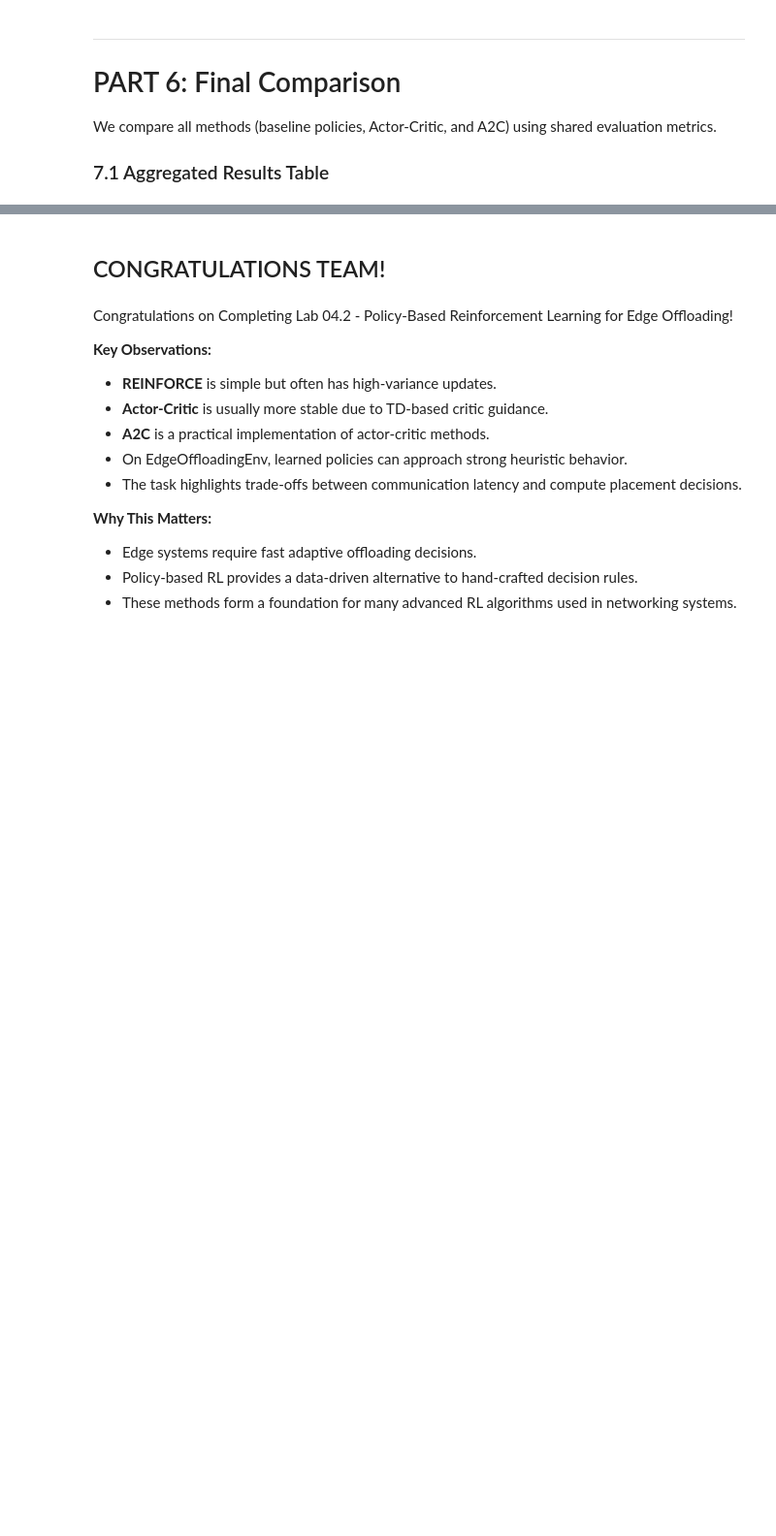
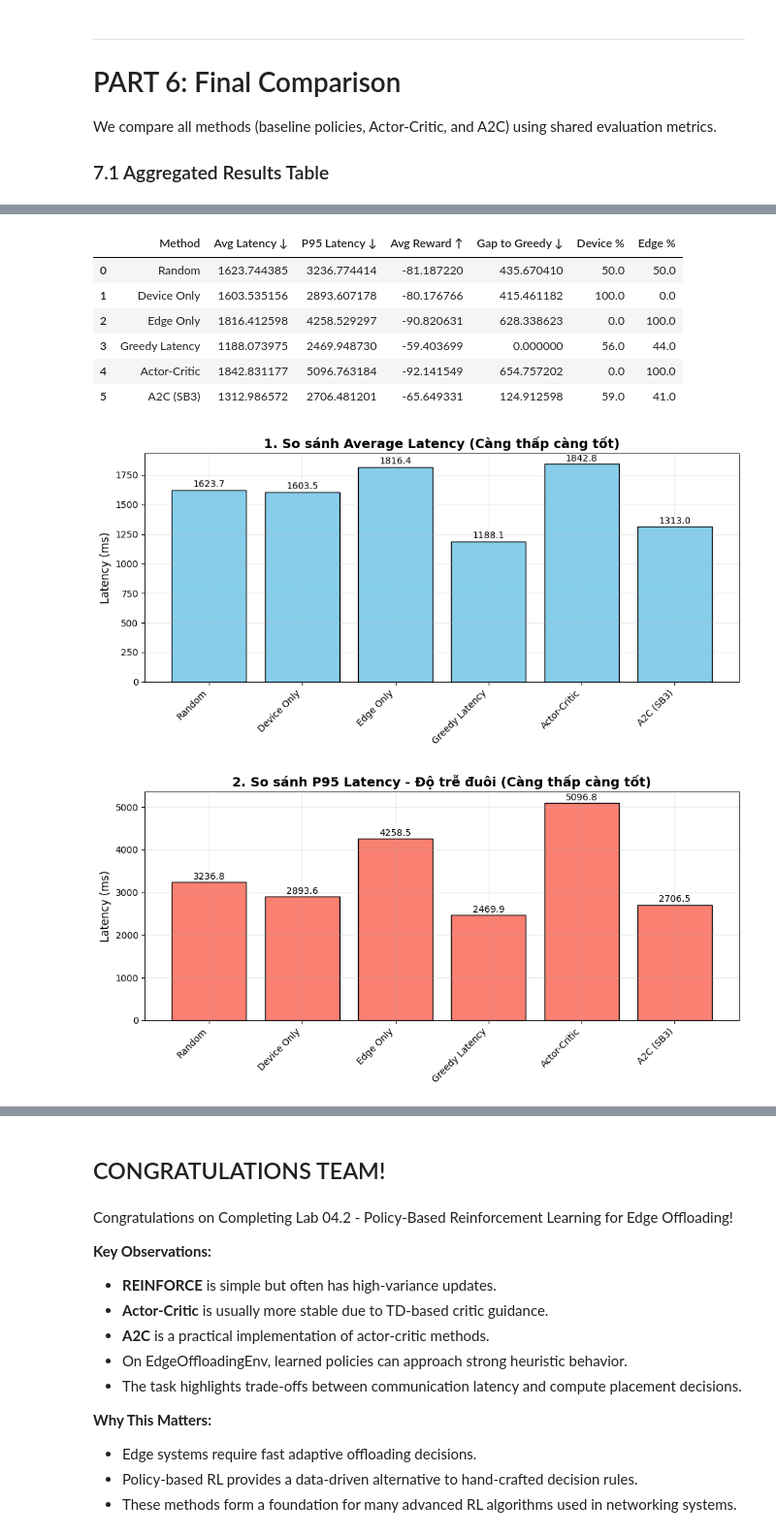
Before and after one commit to HelenNelson139/NT549Q21_RL_lab, a Jupyter notebook: LAB004/Lab4.2-st.ipynb, the cells around one changed output, grey strips where cells are left out. Shown at 97% size. Cells and saved outputs as stored; diff of their text form; code cells hidden in the pictures; blank space fills up the shorter version.

```diff
--- a/LAB004/Lab4.2-st.ipynb
+++ b/LAB004/Lab4.2-st.ipynb
@@ -560,10 +560,10 @@ a2c_model = A2C(
     n_steps=20,
     learning_rate=0.0005,
     verbose=0,
-    seed=SEED
+    seed=SEED,
+    device='cpu'
 )
 
-# Huấn luyện mô hình trong 25,000 bước (tương đương khoảng 500 episodes)
 a2c_model.learn(total_timesteps=100000)
 
 print("Huấn luyện xong! Đang đánh giá chính sách của SB3...")
@@ -607,28 +607,75 @@ We compare all methods (baseline policies, Actor-Critic, and A2C) using shared e
 
 ### 7.1 Aggregated Results Table
 # %%
-# ============================================================================
-# Build comprehensive comparison table
-# ============================================================================
+import pandas as pd
 
 comparison_rows = []
 
 def add_result(method_name, result):
-    """Add a result row to the comparison table.
+    """Add a result row to the comparison table."""
+    # Tự động chọn đúng tên key mà bạn đã khai báo ở Part 3
+    greedy_key = 'Greedy Latency' if 'Greedy Latency' in baseline_results else 'Greedy latency'
 
-    Args:
-        method_name: Name of the method
-        result: Evaluation result dictionary
-    """
     comparison_rows.append({
         'Method': method_name,
         'Avg Latency ↓': result['avg_latency'],
         'P95 Latency ↓': result['p95_latency'],
         'Avg Reward ↑': result['avg_reward'],
-        'Gap to Greedy ↓': result['avg_latency'] - baseline_results['Greedy latency']['avg_latency'],
+        'Gap to Greedy ↓': result['avg_latency'] - baseline_results[greedy_key]['avg_latency'],
         'Device %': result['device_pct'],
         'Edge %': result['edge_pct'],
     })
 
+### YOU NEED TO WRITE YOUR CODE BELOW ###
 
-### YOU NEED TO WRITE YOUR CODE BELOW ###
+# Gọi hàm add_result để đưa toàn bộ kết quả từ baseline_results vào danh sách
+for method_name, result in baseline_results.items():
+    add_result(method_name, result)
+
+# 1. TẠO VÀ IN BẢNG SO SÁNH (DATAFRAME)
+df_comparison = pd.DataFrame(comparison_rows)
+print("\n" + "="*80)
+print("BẢNG SO SÁNH TỔNG THỂ CÁC THUẬT TOÁN")
+print("="*80)
+display(df_comparison)
+
+# 2. VẼ CÁC BIỂU ĐỒ SO SÁNH
+# Biểu đồ 1: So sánh Average Latency
+plt.figure(figsize=(10, 5))
+bars1 = plt.bar(df_comparison['Method'], df_comparison['Avg Latency ↓'], color='skyblue', edgecolor='black')
+plt.title('1. So sánh Average Latency (Càng thấp càng tốt)', fontsize=14, fontweight='bold')
+plt.ylabel('Latency (ms)', fontsize=12)
+plt.xticks(rotation=45, ha='right')
+for bar in bars1:
+    yval = bar.get_height()
+    plt.text(bar.get_x() + bar.get_width()/2, yval + 10, f'{yval:.1f}', ha='center', va='bottom', fontsize=10)
+plt.tight_layout()
+plt.show()
+
+# Biểu đồ 2: So sánh P95 Latency (Tail Latency)
+plt.figure(figsize=(10, 5))
+bars2 = plt.bar(df_comparison['Method'], df_comparison['P95 Latency ↓'], color='salmon', edgecolor='black')
+plt.title('2. So sánh P95 Latency - Độ trễ đuôi (Càng thấp càng tốt)', fontsize=14, fontweight='bold')
+plt.ylabel('Latency (ms)', fontsize=12)
+plt.xticks(rotation=45, ha='right')
+for bar in bars2:
+    yval = bar.get_height()
+    plt.text(bar.get_x() + bar.get_width()/2, yval + 20, f'{yval:.1f}', ha='center', va='bottom', fontsize=10)
+plt.tight_layout()
+plt.show()
+
+# Biểu đồ 3: So sánh Phân bổ hành động (Action Distribution)
+plt.figure(figsize=(10, 5))
+methods = df_comparison['Method']
+dev_pct = df_comparison['Device %']
+edge_pct = df_comparison['Edge %']
+
+plt.bar(methods, dev_pct, label='Device %', color='lightgreen', edgecolor='black')
+plt.bar(methods, edge_pct, bottom=dev_pct, label='Edge %', color='orange', edgecolor='black')
+plt.title('3. Phân bổ quyết định: Thiết bị (Device) vs Cạnh (Edge)', fontsize=14, fontweight='bold')
+plt.ylabel('Tỷ lệ phần trăm (%)', fontsize=12)
+plt.xticks(rotation=45, ha='right')
+plt.legend(loc='upper right')
+plt.tight_layout()
+plt.show()
+# %% [output]
@@ -634,0 +685,9 @@ def add_result(method_name, result):
+|  | Method | Avg Latency ↓ | P95 Latency ↓ | Avg Reward ↑ | Gap to Greedy ↓ | Device % | Edge % |
+| 0 | Random | 1623.744385 | 3236.774414 | -81.187220 | 435.670410 | 50.0 | 50.0 |
+| 1 | Device Only | 1603.535156 | 2893.607178 | -80.176766 | 415.461182 | 100.0 | 0.0 |
+| 2 | Edge Only | 1816.412598 | 4258.529297 | -90.820631 | 628.338623 | 0.0 | 100.0 |
+| 3 | Greedy Latency | 1188.073975 | 2469.948730 | -59.403699 | 0.000000 | 56.0 | 44.0 |
+| 4 | Actor-Critic | 1842.831177 | 5096.763184 | -92.141549 | 654.757202 | 0.0 | 100.0 |
+| 5 | A2C (SB3) | 1312.986572 | 2706.481201 | -65.649331 | 124.912598 | 59.0 | 41.0 |
+[figure, added]
+[figure, added]
```
Also changed, not shown: parts of 6 cells of this notebook, 1 other file.
